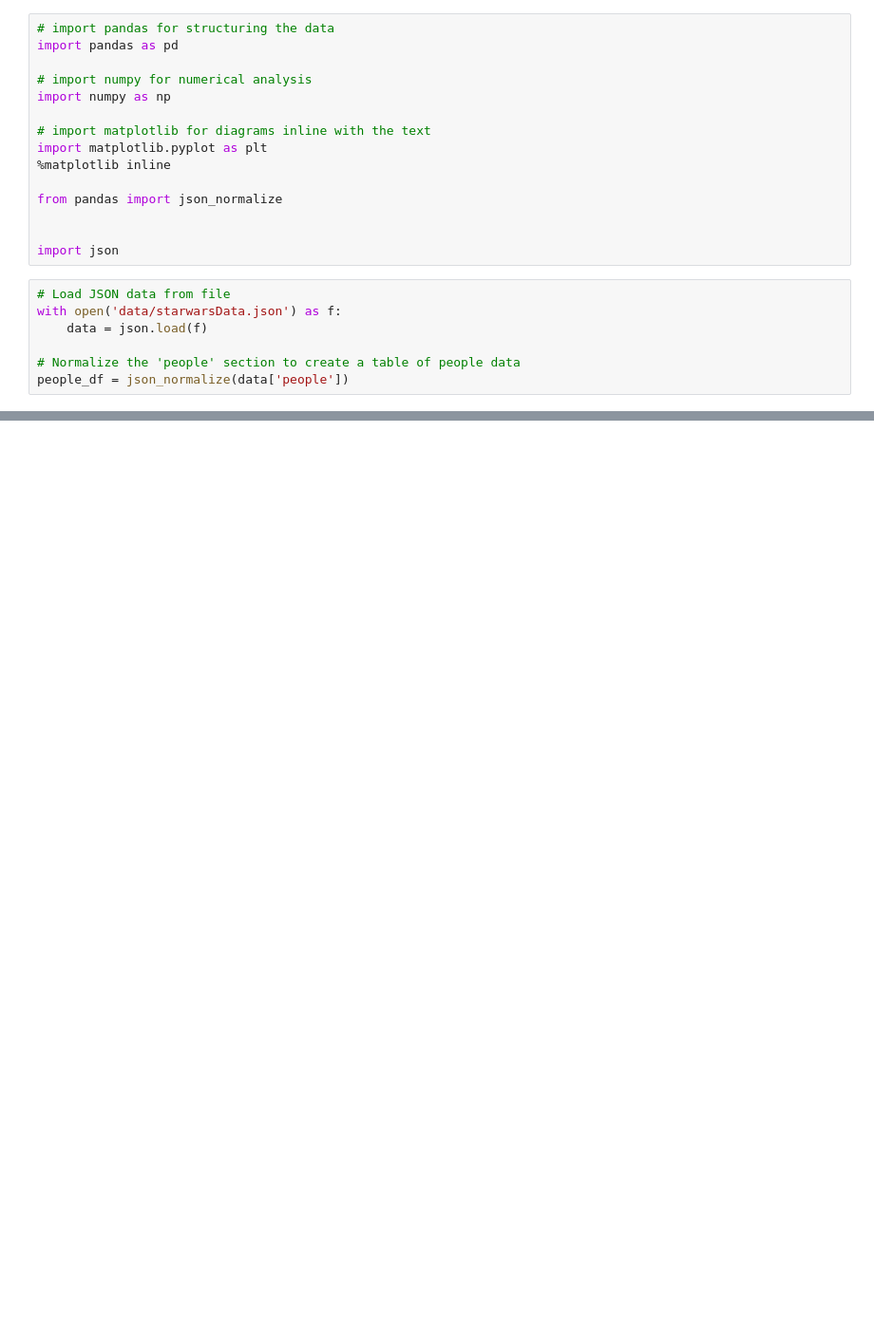
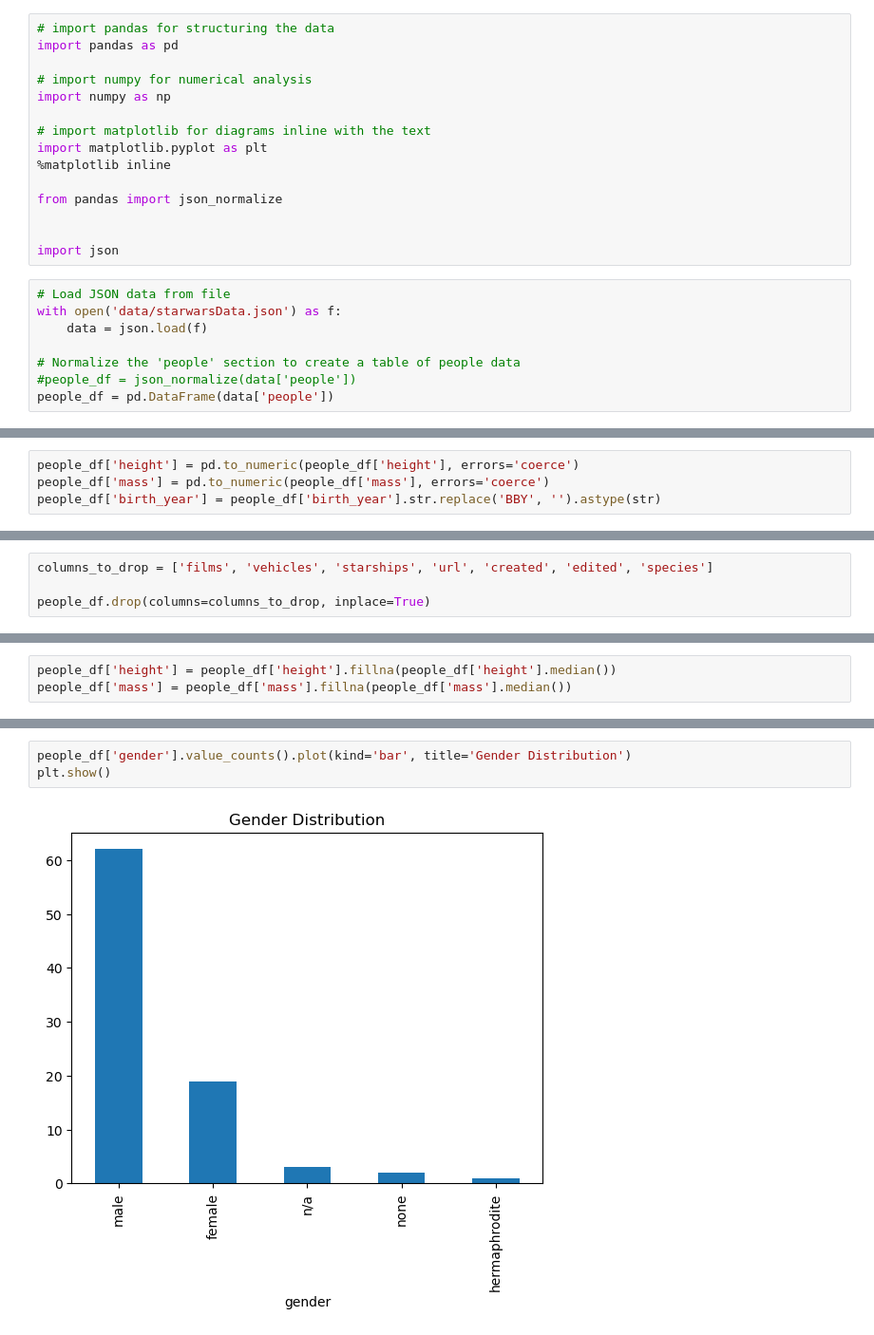
Before and after one commit to Freddo-404/BI-FFJR, a Jupyter notebook: Starwars.ipynb, the cells around one changed output, grey strips where cells are left out. Shown: that part at 95% size. Drawn from its saved outputs; the diff is of its cells as text; blank space fills up the shorter version.

Commit message:
starwars people

```diff
--- a/Starwars.ipynb
+++ b/Starwars.ipynb
@@ -19,4 +22,5 @@ with open('data/starwarsData.json') as f:
     data = json.load(f)
 
 # Normalize the 'people' section to create a table of people data
-people_df = json_normalize(data['people'])
+#people_df = json_normalize(data['people'])
+people_df = pd.DataFrame(data['people'])
@@ -31,0 +68,4 @@ people_df.head(5)  # Display the first 5 rows of the DataFrame
+# %%
+people_df['height'] = pd.to_numeric(people_df['height'], errors='coerce')
+people_df['mass'] = pd.to_numeric(people_df['mass'], errors='coerce')
+people_df['birth_year'] = people_df['birth_year'].str.replace('BBY', '').astype(str)
@@ -31,0 +104,4 @@ people_df.head(5)  # Display the first 5 rows of the DataFrame
+# %%
+columns_to_drop = ['films', 'vehicles', 'starships', 'url', 'created', 'edited', 'species']
+
+people_df.drop(columns=columns_to_drop, inplace=True)
@@ -31,0 +135,3 @@ people_df.head(5)  # Display the first 5 rows of the DataFrame
+# %%
+people_df['height'] = people_df['height'].fillna(people_df['height'].median())
+people_df['mass'] = people_df['mass'].fillna(people_df['mass'].median())
@@ -31,0 +154,5 @@ people_df.head(5)  # Display the first 5 rows of the DataFrame
+# %%
+people_df['gender'].value_counts().plot(kind='bar', title='Gender Distribution')
+plt.show()
+# %% [output]
+[figure, added]
```
Also changed, not shown: parts of 19 cells of this notebook.
